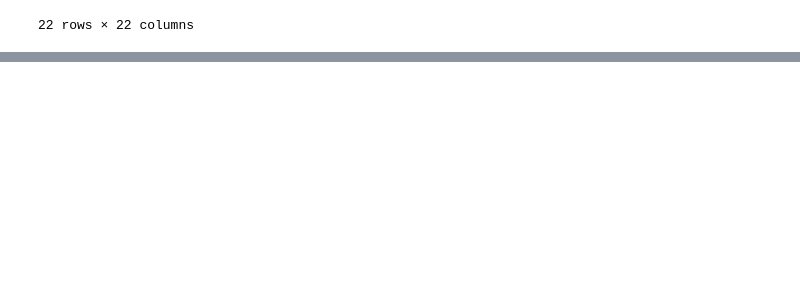
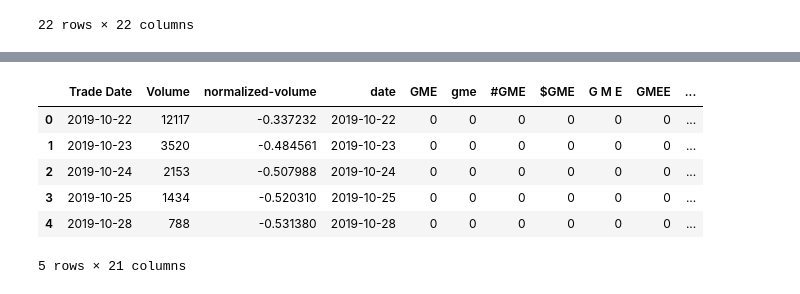
Before and after one commit to mahanama94/cs895-nlp, a Jupyter notebook: analysis.ipynb, the cells around one changed output, grey strips where cells are left out. Cells and saved outputs as stored; diff of their text form; code cells hidden in the pictures; blank space fills up the shorter version.

```diff
--- a/analysis.ipynb
+++ b/analysis.ipynb
@@ -87,0 +142,12 @@ corr
+# %%
+options_stock_token_df = options_df.merge(stock_token_df, left_on="Trade Date", right_on="date")
+
+options_stock_token_df.head()
+# %% [output]
+|  | Trade Date | Volume | normalized-volume | date | GME | gme | #GME | $GME | G M E | GMEE | ... |
+| 0 | 2019-10-22 | 12117 | -0.337232 | 2019-10-22 | 0 | 0 | 0 | 0 | 0 | 0 | ... |
+| 1 | 2019-10-23 | 3520 | -0.484561 | 2019-10-23 | 0 | 0 | 0 | 0 | 0 | 0 | ... |
+| 2 | 2019-10-24 | 2153 | -0.507988 | 2019-10-24 | 0 | 0 | 0 | 0 | 0 | 0 | ... |
+| 3 | 2019-10-25 | 1434 | -0.520310 | 2019-10-25 | 0 | 0 | 0 | 0 | 0 | 0 | ... |
+| 4 | 2019-10-28 | 788 | -0.531380 | 2019-10-28 | 0 | 0 | 0 | 0 | 0 | 0 | ... |
+5 rows × 21 columns
```
Also changed, not shown: parts of 12 cells of this notebook.
